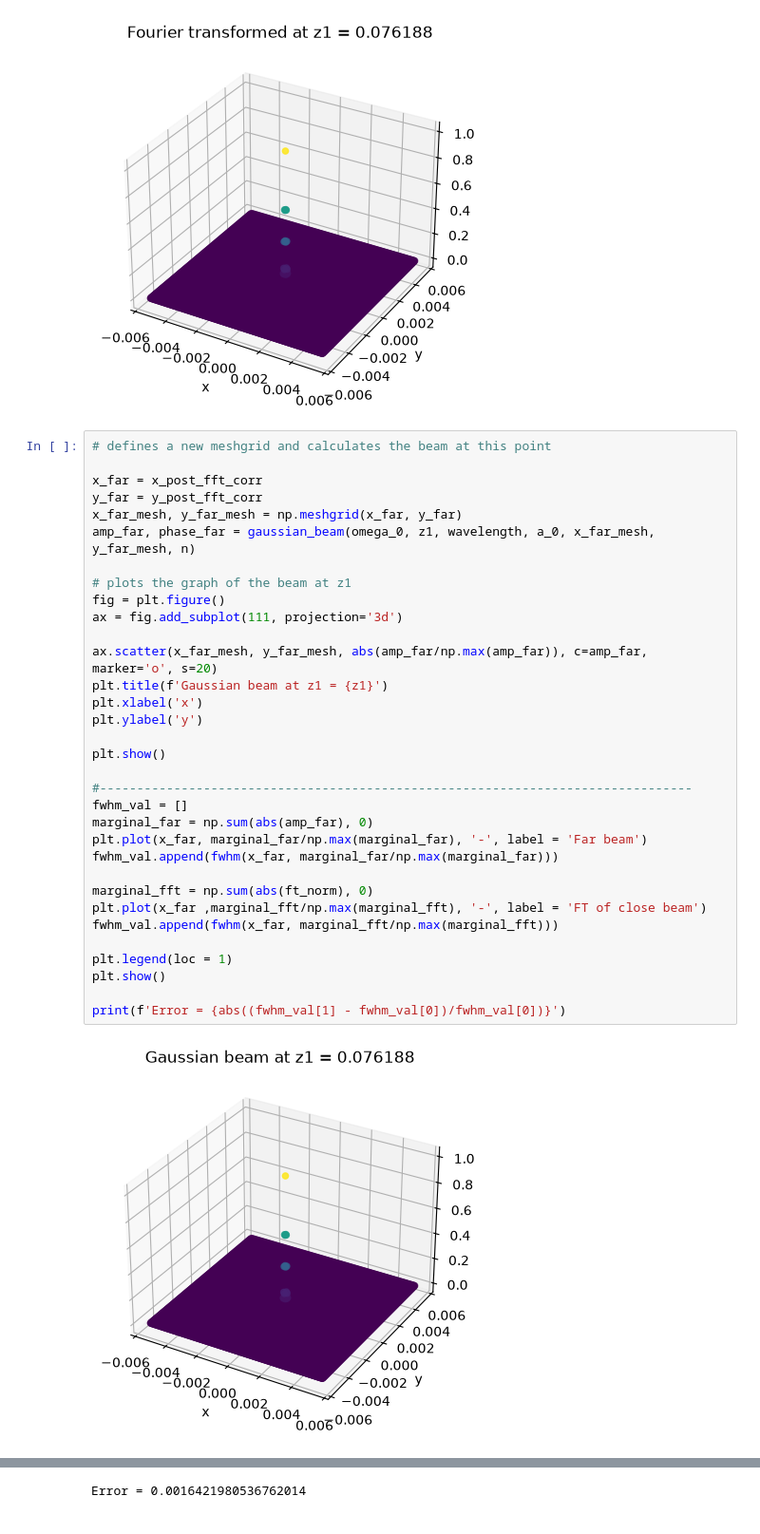
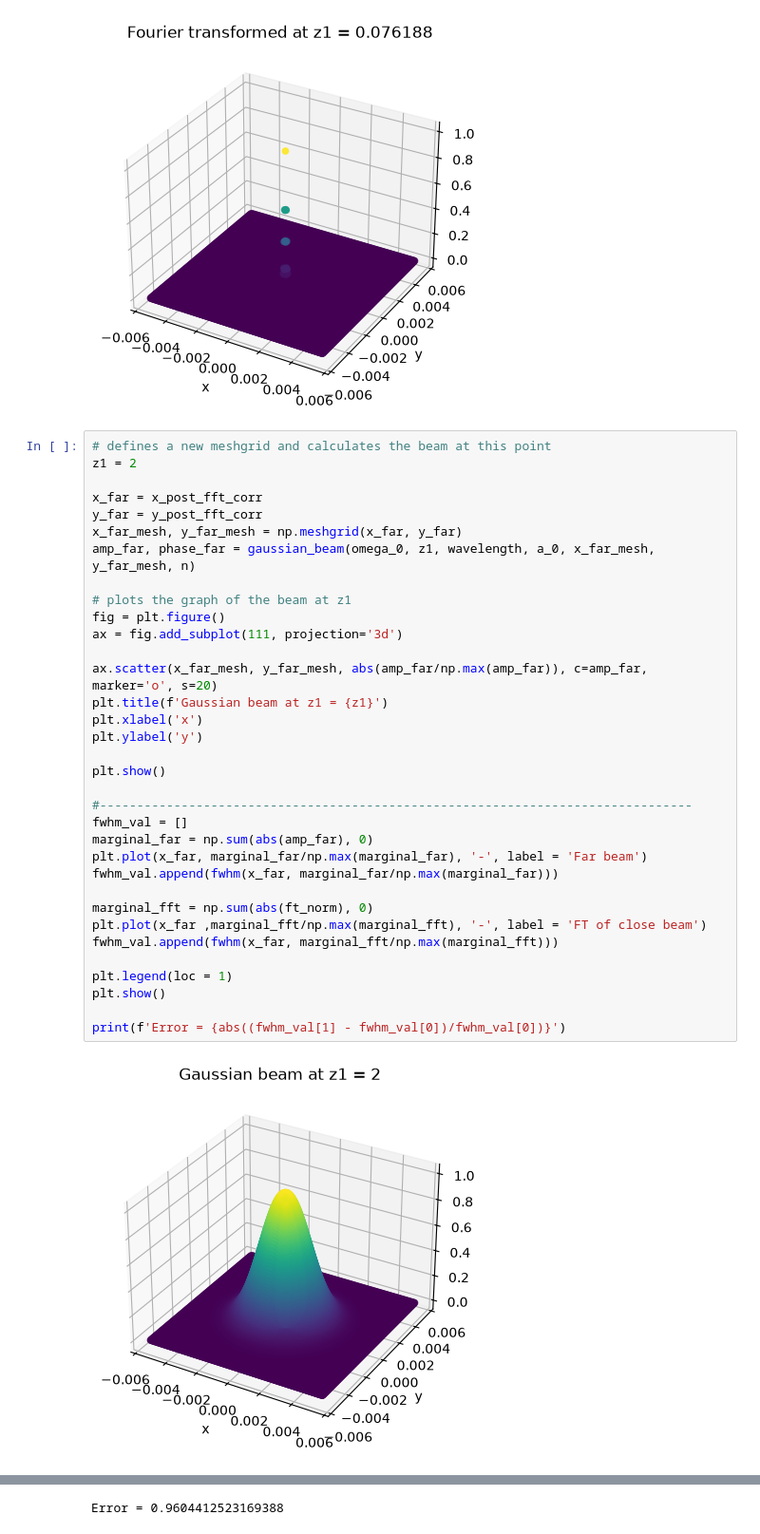
Before and after one commit to cosmosian-42/fraunhofer_diffraction, a Jupyter notebook: gaussian_beam/3d_gaussian_beam_fft.ipynb, the cells around one changed output, grey strips where cells are left out. Shown at 95% size. Drawn from its saved outputs; the diff is of its cells as text.

```diff
--- a/gaussian_beam/3d_gaussian_beam_fft.ipynb
+++ b/gaussian_beam/3d_gaussian_beam_fft.ipynb
@@ -226,36 +226,37 @@ plt.show()
 [figure]
 # %%
 # defines a new meshgrid and calculates the beam at this point
+z1 = 2
 
 x_far = x_post_fft_corr
 y_far = y_post_fft_corr
 x_far_mesh, y_far_mesh = np.meshgrid(x_far, y_far)
 amp_far, phase_far = gaussian_beam(omega_0, z1, wavelength, a_0, x_far_mesh, y_far_mesh, n)
 
 # plots the graph of the beam at z1
 fig = plt.figure()
 ax = fig.add_subplot(111, projection='3d')
 
 ax.scatter(x_far_mesh, y_far_mesh, abs(amp_far/np.max(amp_far)), c=amp_far, marker='o', s=20)
 plt.title(f'Gaussian beam at z1 = {z1}')
 plt.xlabel('x')
 plt.ylabel('y')
 
 plt.show()
 
 #--------------------------------------------------------------------------------
 fwhm_val = []
 marginal_far = np.sum(abs(amp_far), 0)
 plt.plot(x_far, marginal_far/np.max(marginal_far), '-', label = 'Far beam')
 fwhm_val.append(fwhm(x_far, marginal_far/np.max(marginal_far)))
 
 marginal_fft = np.sum(abs(ft_norm), 0)
 plt.plot(x_far ,marginal_fft/np.max(marginal_fft), '-', label = 'FT of close beam')
 fwhm_val.append(fwhm(x_far, marginal_fft/np.max(marginal_fft)))
 
 plt.legend(loc = 1)
 plt.show()
 
 print(f'Error = {abs((fwhm_val[1] - fwhm_val[0])/fwhm_val[0])}')
 # %% [output]
-[figure, old version]
+[figure, new version]
@@ -263 +264 @@ print(f'Error = {abs((fwhm_val[1] - fwhm_val[0])/fwhm_val[0])}')
-Error = 0.0016421980536762014
+Error = 0.9604412523169388
```
Also changed, not shown: parts of 1 cell of this notebook, 1 other file.
